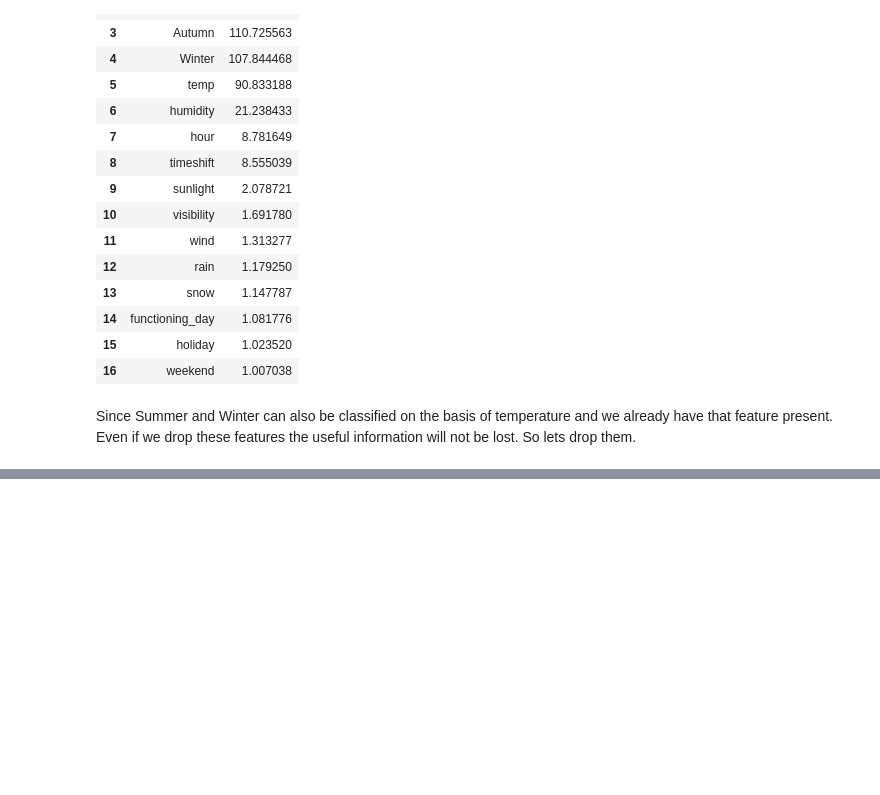
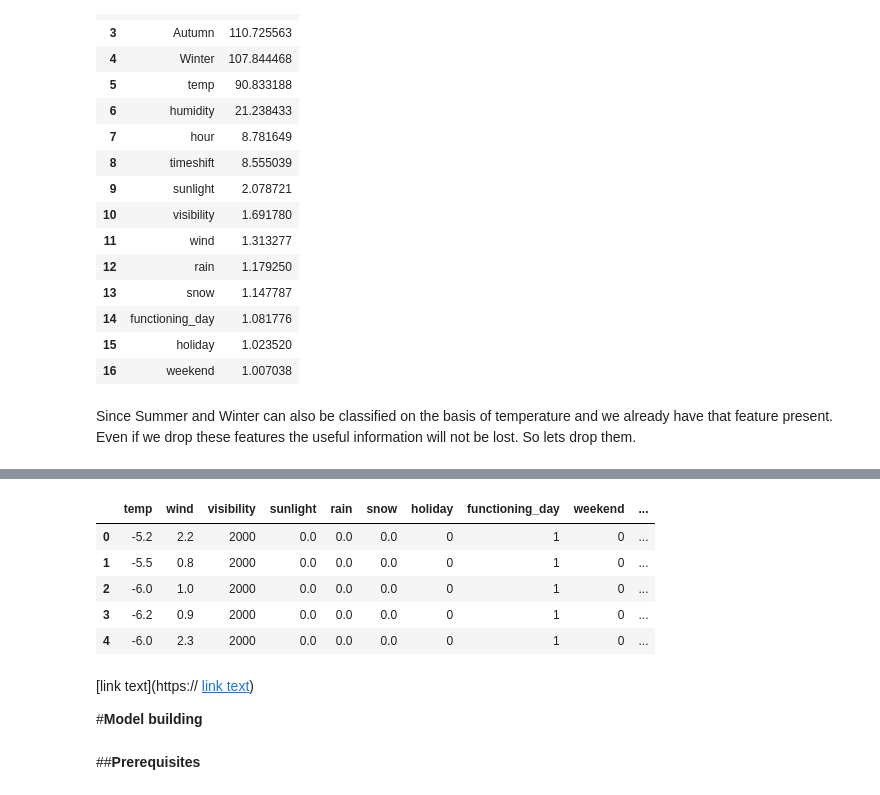
Before and after one commit to Mohit03singh/Bike-Sharing-Demand-Prediction-Regression-Project, a Jupyter notebook: capstone_project_machine_learning.ipynb, the cells around one changed output, grey strips where cells are left out. Cells and saved outputs as stored; diff of their text form; code cells hidden in the pictures; blank space fills up the shorter version.

```diff
--- a/capstone_project_machine_learning.ipynb
+++ b/capstone_project_machine_learning.ipynb
@@ -338,0 +378,16 @@ Since Summer and Winter can also be classified on the basis of temperature and w
+# %%
+# Checking top 5 rows of the cleaned dataset
+dataset.head()
+# %% [output]
+|  | temp | wind | visibility | sunlight | rain | snow | holiday | functioning_day | weekend | ... |
+| 0 | -5.2 | 2.2 | 2000 | 0.0 | 0.0 | 0.0 | 0 | 1 | 0 | ... |
+| 1 | -5.5 | 0.8 | 2000 | 0.0 | 0.0 | 0.0 | 0 | 1 | 0 | ... |
+| 2 | -6.0 | 1.0 | 2000 | 0.0 | 0.0 | 0.0 | 0 | 1 | 0 | ... |
+| 3 | -6.2 | 0.9 | 2000 | 0.0 | 0.0 | 0.0 | 0 | 1 | 0 | ... |
+| 4 | -6.0 | 2.3 | 2000 | 0.0 | 0.0 | 0.0 | 0 | 1 | 0 | ... |
+# %% [markdown]
+[link text](https:// [link text](https://))
+
+#**Model building**
+# %% [markdown]
+##**Prerequisites**
```
Also changed, not shown: parts of 10 cells of this notebook.
